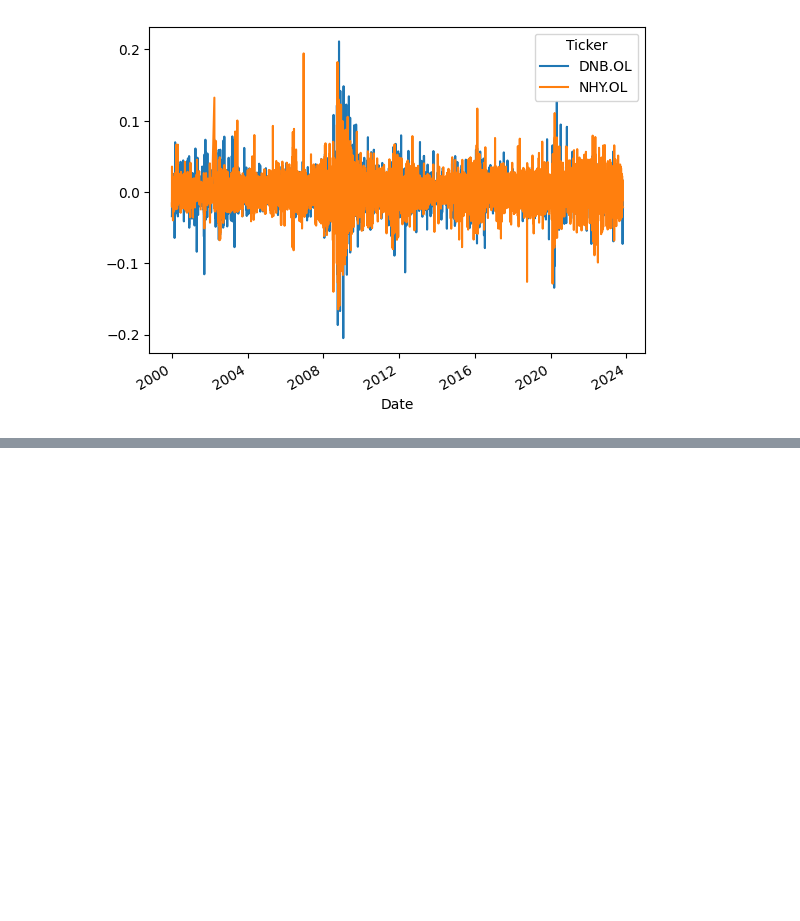
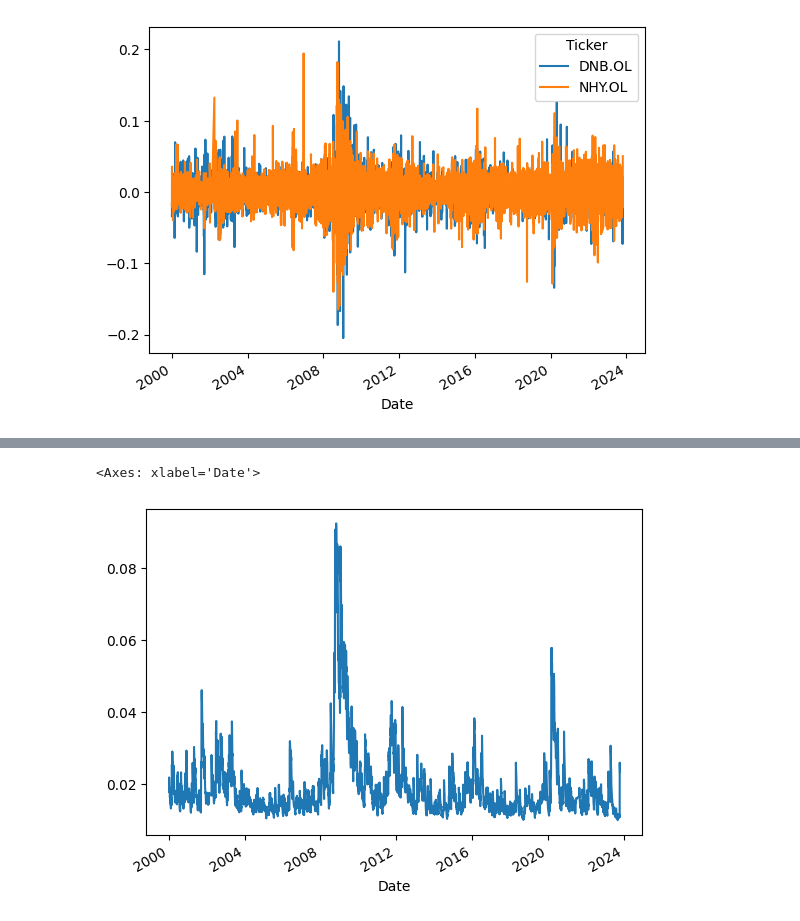
Before and after one commit to magnushelliesen/monte-carlo-simulator, a Jupyter notebook: monte-carlo-simulator.ipynb, the cells around one changed output, grey strips where cells are left out. Saved outputs shown, nothing was run; the diff lists cells and outputs as text; code cells hidden in the pictures; blank space fills up the shorter version.

Commit message:
Plan is to use GARCH model and eigen-decomposition

```diff
--- a/monte-carlo-simulator.ipynb
+++ b/monte-carlo-simulator.ipynb
@@ -37,3 +38,9 @@ np.log(df).diff().plot()
 plt.show()
 # %% [output]
 [figure]
+# %%
+df_diff = np.log(df).diff().dropna()
+# %%
+model = arch_model(df_diff['DNB.OL'], vol='garch', p=1, o=0, q=1, rescale=False)
+# %%
+fit = model.fit()
@@ -39,0 +55,5 @@ plt.show()
+# %%
+fit.conditional_volatility.plot()
+# %% [output]
+<Axes: xlabel='Date'>
+[figure, added]
```
Also changed, not shown: parts of 3 cells of this notebook.
